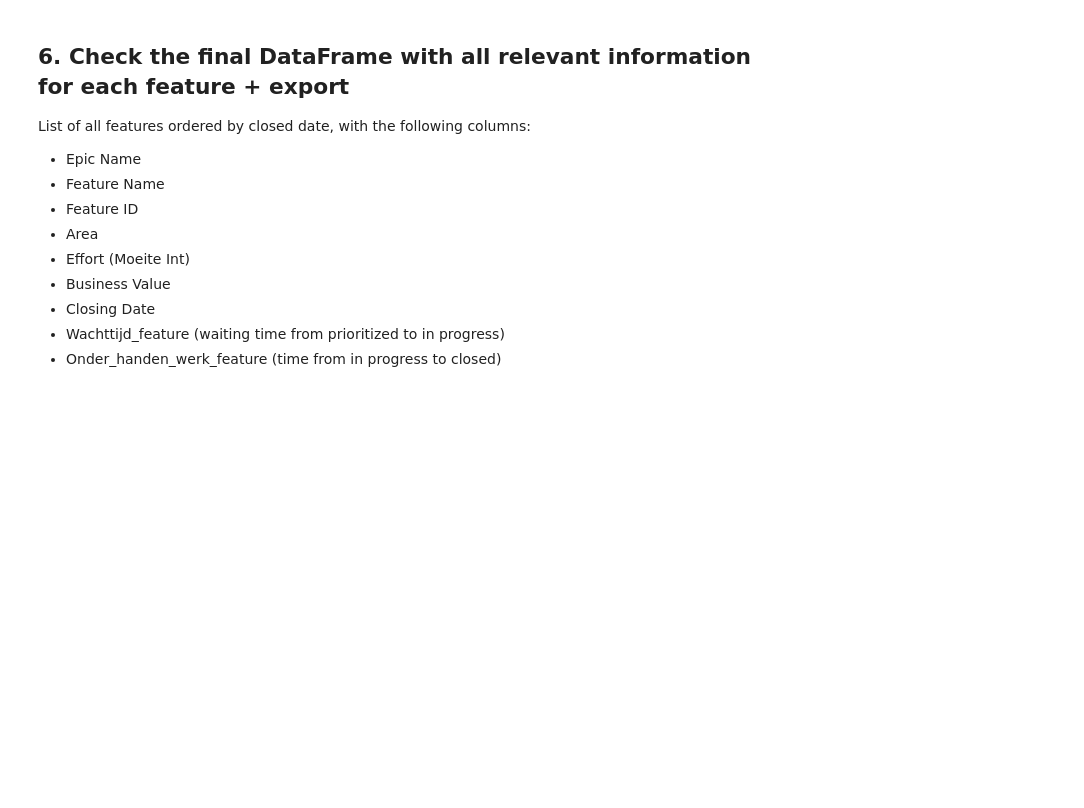
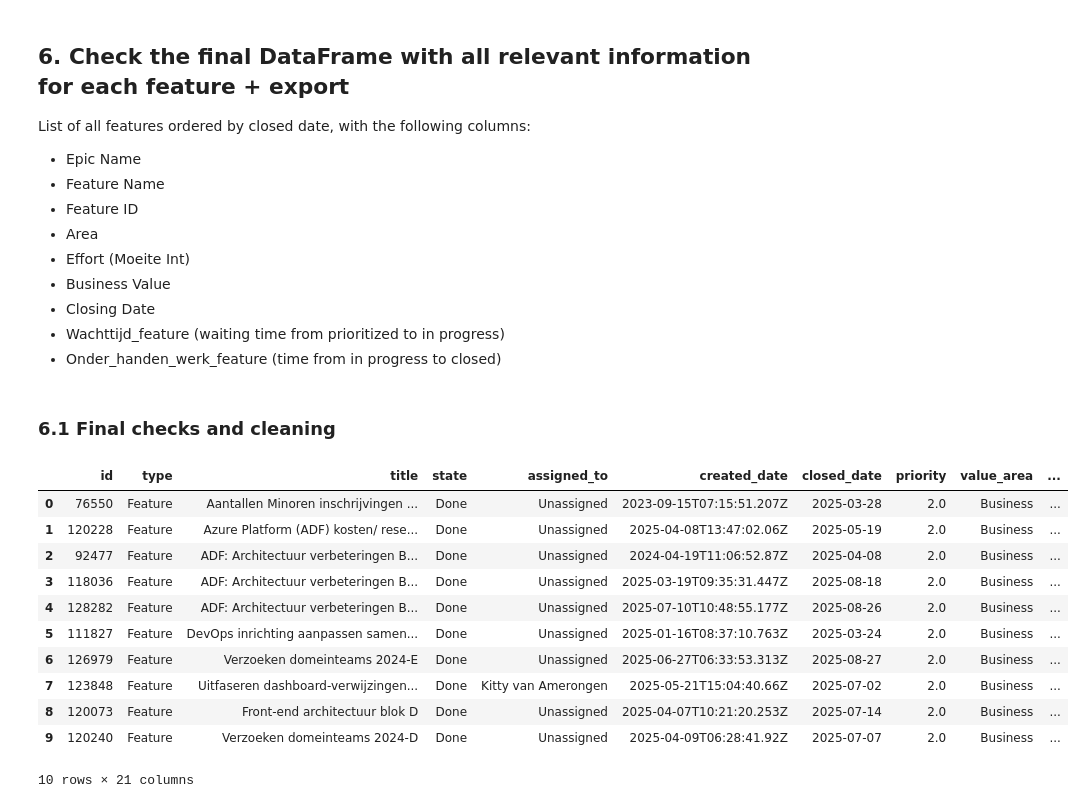
Before and after one commit to uashogeschoolutrecht/dena_KPI_Dashboard, a Jupyter notebook: notebooks/features_analysis.ipynb, the cells around one changed output. Saved outputs shown, nothing was run; the diff lists cells and outputs as text; code cells hidden in the pictures; blank space fills up the shorter version.

```diff
--- a/notebooks/features_analysis.ipynb
+++ b/notebooks/features_analysis.ipynb
@@ -123,7 +123,7 @@ df_features = df_flat_backlog[df_flat_backlog['type'] == 'Feature'].copy()
 ## 4.1 Exclude features closed before 20 february 2025
 # %%
 # Include only features closed after 2025-02-20
-df_features_closed = df_features[df_features['closed_date'] >= '2025-02-20']
+df_features_closed = df_features[df_features['closed_date'] >= '2025-02-20'].copy()
 
 # Print how many features were excluded
 excluded_count = len(df_features) - len(df_features_closed)
@@ -158,3 +146,4 @@ See the caveats in the documentation: https://pandas.pydata.org/pandas-docs/stab
 # %%
 # Convert closed date into date
-df_features_closed['closed_date'] = pd.to_datetime(df_features_closed['closed_date'], errors='coerce').dt.date
+# Use format='ISO8601' to correctly parse mixed timestamp formats (with/without milliseconds)
+df_features_closed['closed_date'] = pd.to_datetime(df_features_closed['closed_date'], errors='coerce', format='ISO8601').dt.date
@@ -356,9 +366,7 @@ df_features_with_waiting_time = df_features_closed.merge(calculated_waiting_time
 # %%
 # For a feature, calculate the date difference between a new_state = "In Progress" row and a row with
-# prev_state = "In Progress" and new_state = "Done". This will give the waiting time for a feature
-# to be started after being prioritized.
-# If a feature has no prev_state 'Geprioriteerd' it should be NA. If a feature has multiple prev_state
-# 'Geprioriteerd' with new_state = 'In progress' it should sum up the waiting times for all such transitions.
+# prev_state = "In Progress" and new_state = "Done". This will give the time a feature has been worked on.
+
 def calculate_onderhanden_werk(df):
     onderhanden_werk_times = []
 
@@ -384,6 +392,9 @@ def calculate_onderhanden_werk(df):
     return pd.DataFrame(onderhanden_werk_times)
 
 calculated_onderhanden_werk = calculate_onderhanden_werk(df_feature_state_updates)
+
+# Merge with the features dataframe
+df_features_closed_final = df_features_with_waiting_time.merge(calculated_onderhanden_werk, on='work_item_id', how='left')
 # %% [markdown]
 Bovenstaande kolom nog testen! Vervolgens joinen op feature df
 # %% [markdown]
@@ -398,3 +409,21 @@ List of all features ordered by closed date, with the following columns:
 - Closing Date
 - Wachttijd_feature (waiting time from prioritized to in progress)
 - Onder_handen_werk_feature (time from in progress to closed)
+# %% [markdown]
+### 6.1 Final checks and cleaning
+# %%
+# Display the final dataframe with waiting time and onderhanden werk days
+df_features_closed_final.head(10)
+# %% [output]
+|  | id | type | title | state | assigned_to | created_date | closed_date | priority | value_area | ... |
+| 0 | 76550 | Feature | Aantallen Minoren inschrijvingen ... | Done | Unassigned | 2023-09-15T07:15:51.207Z | 2025-03-28 | 2.0 | Business | ... |
+| 1 | 120228 | Feature | Azure Platform (ADF) kosten/ rese... | Done | Unassigned | 2025-04-08T13:47:02.06Z | 2025-05-19 | 2.0 | Business | ... |
+| 2 | 92477 | Feature | ADF: Architectuur verbeteringen B... | Done | Unassigned | 2024-04-19T11:06:52.87Z | 2025-04-08 | 2.0 | Business | ... |
+| 3 | 118036 | Feature | ADF: Architectuur verbeteringen B... | Done | Unassigned | 2025-03-19T09:35:31.447Z | 2025-08-18 | 2.0 | Business | ... |
+| 4 | 128282 | Feature | ADF: Architectuur verbeteringen B... | Done | Unassigned | 2025-07-10T10:48:55.177Z | 2025-08-26 | 2.0 | Business | ... |
+| 5 | 111827 | Feature | DevOps inrichting aanpassen samen... | Done | Unassigned | 2025-01-16T08:37:10.763Z | 2025-03-24 | 2.0 | Business | ... |
+| 6 | 126979 | Feature | Verzoeken domeinteams 2024-E | Done | Unassigned | 2025-06-27T06:33:53.313Z | 2025-08-27 | 2.0 | Business | ... |
+| 7 | 123848 | Feature | Uitfaseren dashboard-verwijzingen... | Done | Kitty van Amerongen | 2025-05-21T15:04:40.66Z | 2025-07-02 | 2.0 | Business | ... |
+| 8 | 120073 | Feature | Front-end architectuur blok D | Done | Unassigned | 2025-04-07T10:21:20.253Z | 2025-07-14 | 2.0 | Business | ... |
+| 9 | 120240 | Feature | Verzoeken domeinteams 2024-D | Done | Unassigned | 2025-04-09T06:28:41.92Z | 2025-07-07 | 2.0 | Business | ... |
+10 rows × 21 columns
```
Also changed, not shown: parts of 15 cells of this notebook.
